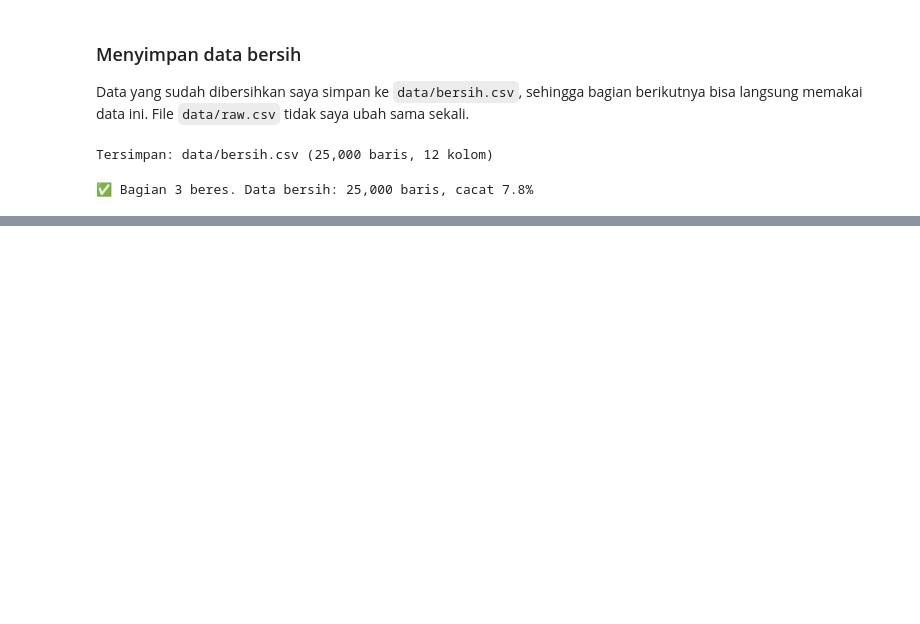
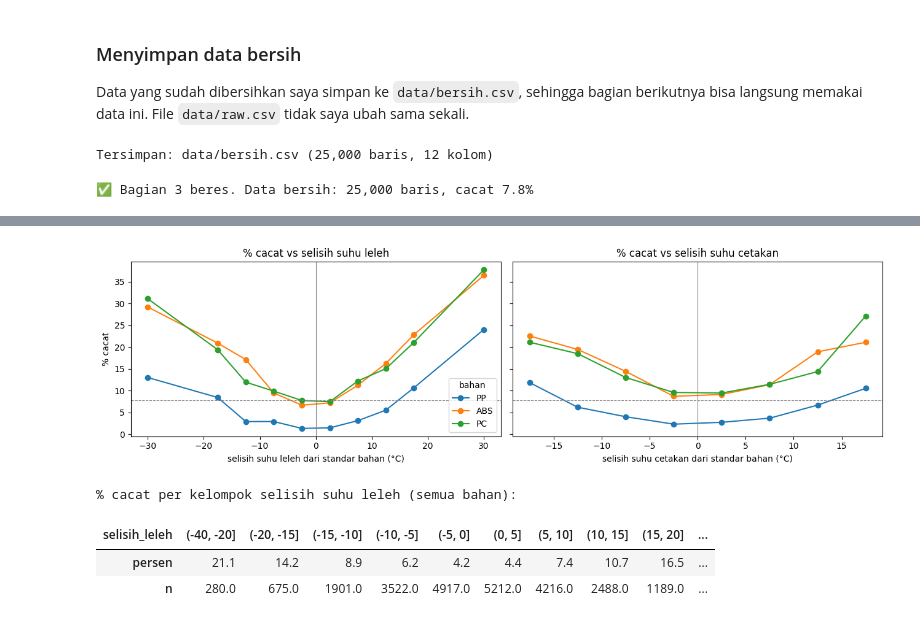
Before and after one commit to FarahAuliaKirana/qc-injection-molding, a Jupyter notebook: notebooks/qc_injection_molding.ipynb, the cells around one changed output, grey strips where cells are left out. Saved outputs shown, nothing was run; the diff lists cells and outputs as text; code cells hidden in the pictures; blank space fills up the shorter version.

Commit message:
Notebook bagian 4: EDA terhadap target

```diff
--- a/notebooks/qc_injection_molding.ipynb
+++ b/notebooks/qc_injection_molding.ipynb
@@ -684,0 +697,21 @@ mesin, karena IM-03 tampak lebih sering menghasilkan komponen cacat dibandingkan
+# %%
+df = pd.read_csv(PATH_BERSIH, parse_dates=["waktu_produksi"])
+RATA_CACAT = df[TARGET].mean()
+
+eda = df.copy()
+eda["selisih_leleh"] = eda["suhu_leleh_C"] - eda["bahan"].map({b: s[0] for b, s in SUHU_STANDAR.items()})
+eda["selisih_cetakan"] = eda["suhu_cetakan_C"] - eda["bahan"].map({b: s[1] for b, s in SUHU_STANDAR.items()})
+
+
+def persen_cacat(data, grup, minimal=30):
+    # % cacat dan jumlah baris per grup. Grup dengan baris < minimal dibuang supaya tidak menyesatkan.
+    hasil = data.groupby(grup, observed=True)[TARGET].agg(persen="mean", n="size")
+    hasil["persen"] *= 100
+    return hasil[hasil["n"] >= minimal]
+
+
+def garis_rata(ax):
+    ax.axhline(RATA_CACAT * 100, color="grey", linestyle="--", linewidth=0.8)
+
+
+print(f"Data bersih: {len(df):,} baris | rata-rata cacat {RATA_CACAT:.1%}")
@@ -684,0 +776,27 @@ mesin, karena IM-03 tampak lebih sering menghasilkan komponen cacat dibandingkan
+# %%
+BATAS_SELISIH = [-40, -20, -15, -10, -5, 0, 5, 10, 15, 20, 40]
+
+fig, axes = plt.subplots(1, 2, figsize=(13, 3.8), sharey=True)
+for ax, kolom, nama in zip(axes, ["selisih_leleh", "selisih_cetakan"], ["suhu leleh", "suhu cetakan"]):
+    kelompok = pd.cut(eda[kolom], BATAS_SELISIH)
+    for b in SUHU_STANDAR:
+        bagian = eda["bahan"] == b
+        hasil = persen_cacat(eda[bagian], kelompok[bagian])
+        ax.plot([iv.mid for iv in hasil.index], hasil["persen"], marker="o", label=b)
+    ax.axvline(0, color="grey", linewidth=0.8)
+    garis_rata(ax)
+    ax.set_xlabel(f"selisih {nama} dari standar bahan (°C)")
+    ax.set_title(f"% cacat vs selisih {nama}")
+axes[0].set_ylabel("% cacat")
+axes[0].legend(title="bahan")
+plt.tight_layout()
+plt.show()
+
+print("% cacat per kelompok selisih suhu leleh (semua bahan):")
+persen_cacat(eda, pd.cut(eda["selisih_leleh"], BATAS_SELISIH)).round(1).T
+# %% [output]
+[figure, added]
+% cacat per kelompok selisih suhu leleh (semua bahan):
+| selisih_leleh | (-40, -20] | (-20, -15] | (-15, -10] | (-10, -5] | (-5, 0] | (0, 5] | (5, 10] | (10, 15] | (15, 20] | ... |
+| persen | 21.1 | 14.2 | 8.9 | 6.2 | 4.2 | 4.4 | 7.4 | 10.7 | 16.5 | ... |
+| n | 280.0 | 675.0 | 1901.0 | 3522.0 | 4917.0 | 5212.0 | 4216.0 | 2488.0 | 1189.0 | ... |
```
Also changed, not shown: parts of 33 cells of this notebook.
